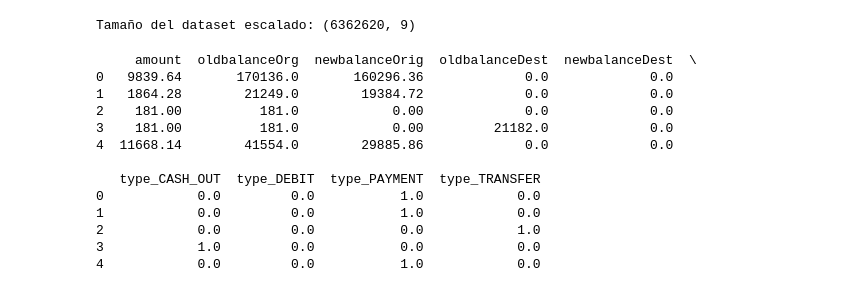
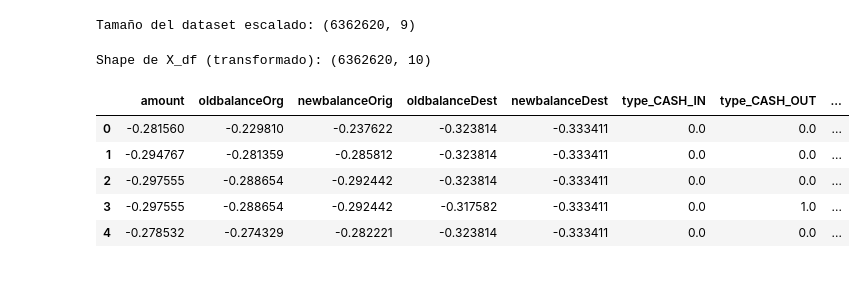
Before and after one commit to SantiagoRR17/BigDataProject, a Jupyter notebook: Alisito2.ipynb, the cells around one changed output. Cells and saved outputs as stored; diff of their text form; code cells hidden in the pictures.

```diff
--- a/Alisito2.ipynb
+++ b/Alisito2.ipynb
@@ -209,30 +233,52 @@ print("Tamaño del dataset escalado:", variables_scaled.shape)
 # %% [output]
 Tamaño del dataset escalado: (6362620, 9)
 # %%
-##Se seleccionan las columnas que se van a utilizar para agrupar los datos para aplicar el algoritmo de K-means
+# Preparación de datos para K-Means (desde aquí en adelante)
+# - Escalar SOLO variables numéricas
+# - Codificar 'type' con OneHotEncoder (sin drop) para no sesgar distancias
+# - Crear un DataFrame transformado con nombres de columnas
 
-##Se toman unicamente las variables que cuentan con datos numericos y la variable tipo que es categorica para identificar el tipo de movimiento realizado
-df= df[["amount", "oldbalanceOrg", "newbalanceOrig", "oldbalanceDest", "newbalanceDest", "type"]]
-##Debido a que type es una columna categorica, se procede a convertirla en numerica para que pueda ser utilizada en el algoritmo de K-means, para esto se implementa la tecnica de one-hot-encoding
-encoder = OneHotEncoder(sparse_output=False, drop="first")  # drop="first" evita multicolinealidad
-type_encoded = encoder.fit_transform(df[["type"]])
-type_encoded_df = pd.DataFrame(type_encoded, columns=encoder.get_feature_names_out(["type"]))
-# Concatenar al dataset original y eliminar la columna 'type'
-df = pd.concat([df.drop("type", axis=1).reset_index(drop=True), type_encoded_df.reset_index(drop=True)], axis=1)
+from sklearn.compose import ColumnTransformer
+from sklearn.preprocessing import OneHotEncoder, StandardScaler
+import numpy as np
+import pandas as pd
 
-print(df.head())
+# 1) Definir columnas
+numeric_cols = ["amount", "oldbalanceOrg", "newbalanceOrig", "oldbalanceDest", "newbalanceDest"]
+cat_cols = ["type"]
+
+# 2) Construir preprocesador
+preprocessor = ColumnTransformer(
+    transformers=[
+        ("num", StandardScaler(), numeric_cols),
+        ("cat", OneHotEncoder(sparse_output=False, drop=None, handle_unknown="ignore"), cat_cols),
+    ],
+    remainder="drop",
+)
+
+# 3) Ajustar y transformar
+X = df[numeric_cols + cat_cols]
+X_trans = preprocessor.fit_transform(X)
+
+# 4) Nombres de columnas transformadas
+cat_feature_names = preprocessor.named_transformers_["cat"].get_feature_names_out(cat_cols)
+feature_names = numeric_cols + cat_feature_names.tolist()
+
+# 5) DataFrame final para clustering
+X_df = pd.DataFrame(X_trans, columns=feature_names)
+
+# 6) Array NumPy en float32 (acelera KMeans/MiniBatchKMeans y reduce memoria)
+X_np = X_df.to_numpy(dtype=np.float32)
+
+# Vista rápida
+print("Shape de X_df (transformado):", X_df.shape)
+X_df.head()
 # %% [output]
-     amount  oldbalanceOrg  newbalanceOrig  oldbalanceDest  newbalanceDest  \
-0   9839.64       170136.0       160296.36             0.0             0.0
-1   1864.28        21249.0        19384.72             0.0             0.0
-2    181.00          181.0            0.00             0.0             0.0
-3    181.00          181.0            0.00         21182.0             0.0
-4  11668.14        41554.0        29885.86             0.0             0.0
-
-   type_CASH_OUT  type_DEBIT  type_PAYMENT  type_TRANSFER
-0            0.0         0.0           1.0            0.0
-1            0.0         0.0           1.0            0.0
-2            0.0         0.0           0.0            1.0
-3            1.0         0.0           0.0            0.0
-4            0.0         0.0           1.0            0.0
+Shape de X_df (transformado): (6362620, 10)
+|  | amount | oldbalanceOrg | newbalanceOrig | oldbalanceDest | newbalanceDest | type_CASH_IN | type_CASH_OUT | ... |
+| 0 | -0.281560 | -0.229810 | -0.237622 | -0.323814 | -0.333411 | 0.0 | 0.0 | ... |
+| 1 | -0.294767 | -0.281359 | -0.285812 | -0.323814 | -0.333411 | 0.0 | 0.0 | ... |
+| 2 | -0.297555 | -0.288654 | -0.292442 | -0.323814 | -0.333411 | 0.0 | 0.0 | ... |
+| 3 | -0.297555 | -0.288654 | -0.292442 | -0.317582 | -0.333411 | 0.0 | 1.0 | ... |
+| 4 | -0.278532 | -0.274329 | -0.282221 | -0.323814 | -0.333411 | 0.0 | 0.0 | ... |
 # %%
```
Also changed, not shown: parts of 9 cells of this notebook.
